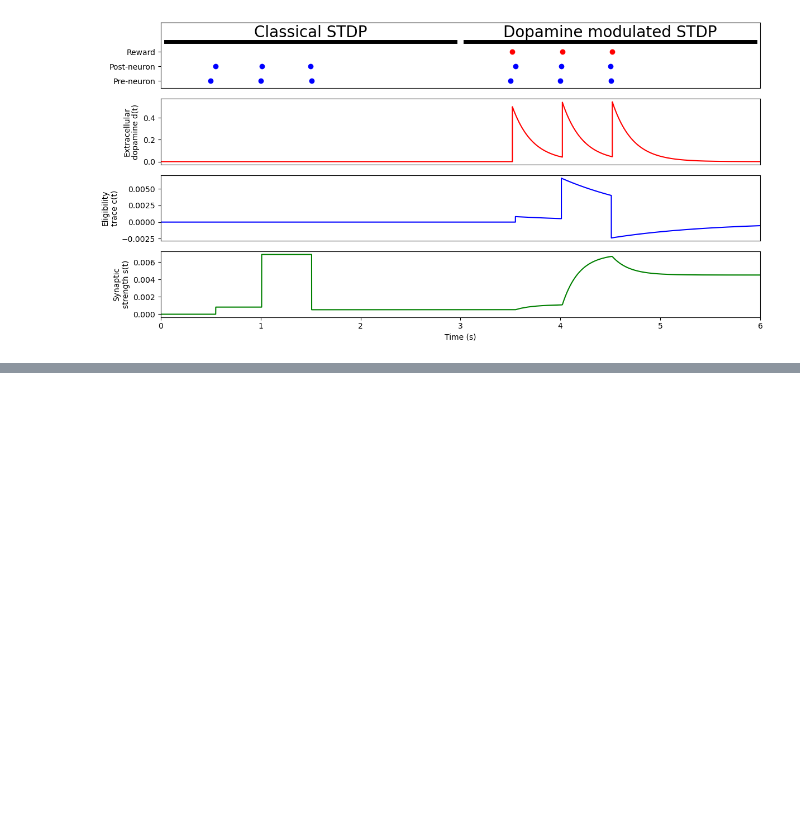
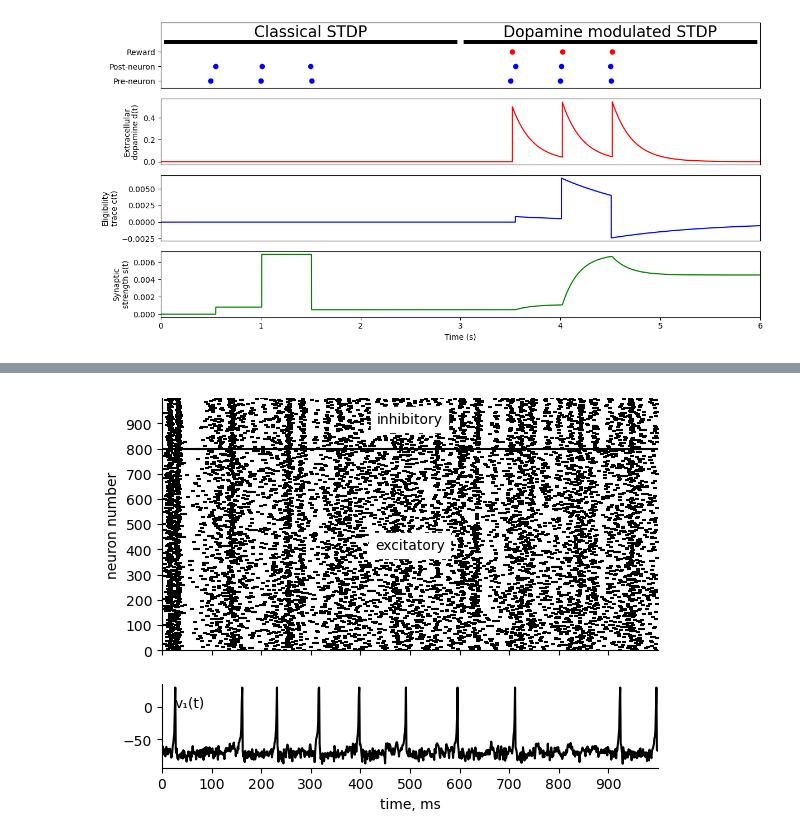
Before and after one commit to y-ng/SYDE-552, a Jupyter notebook: main.ipynb, the cells around one changed output, grey strips where cells are left out. Drawn from its saved outputs; the diff is of its cells as text; code cells hidden in the pictures; blank space fills up the shorter version.

```diff
--- a/main.ipynb
+++ b/main.ipynb
@@ -137,0 +142,89 @@ show()
+# %%
+start_scope()
+
+tfinal = 1000 * ms
+Ne = 800
+Ni = 200
+
+re = np.random.uniform(size=Ne)
+ri = np.random.uniform(size=Ni)
+weights = np.hstack(
+    [
+        0.5 * np.random.uniform(size=(Ne + Ni, Ne)),
+        -np.random.uniform(size=(Ne + Ni, Ni)),
+    ]
+).T
+
+defaultclock.dt = 1 * ms
+
+eqs = """dv/dt = (0.04*v**2 + 5*v + 140 - u + I + I_noise )/ms : 1
+         du/dt = (a*(b*v - u))/ms  : 1
+         I : 1
+         I_noise : 1
+         a : 1
+         b : 1
+         c : 1
+         d : 1
+       """
+
+N = NeuronGroup(Ne + Ni, eqs, threshold="v>=30", reset="v=c; u+=d", method="euler")
+N.v = -65
+
+N_exc = N[:Ne]
+N_inh = N[Ne:]
+
+spikemon = SpikeMonitor(N)
+statemon = StateMonitor(N, 'v', record=0, when='after_thresholds')
+N_exc.a = 0.02
+N_exc.b = 0.2
+N_exc.c = -65 + 15 * re**2
+N_exc.d = 8 - 6 * re**2
+
+N_inh.a = 0.02 + 0.08 * ri
+N_inh.b = 0.25 - 0.05 * ri
+N_inh.c = -65
+N_inh.d = 2
+
+N_exc.u = "b*v"
+N_inh.u = "b*v"
+
+S = Synapses(
+    N,
+    N,
+    "w : 1",
+    on_pre={"up": "I += w", "down": "I -= w"},
+    delay={"up": 0 * ms, "down": 1 * ms},
+)
+S.connect()
+S.w[:] = weights.flatten()
+
+N_exc.run_regularly("I_noise = 5*randn()", dt=1 * ms)
+N_inh.run_regularly("I_noise = 2*randn()", dt=1 * ms)
+
+run(tfinal)
+
+fig, (ax, ax_voltage) = plt.subplots(2, 1, sharex=True,
+                                     gridspec_kw={'height_ratios': (3, 1)})
+
+ax.scatter(spikemon.t / ms, spikemon.i[:], marker="_", color="k", s=10)
+ax.set_xlim(0, tfinal / ms)
+ax.set_ylim(0, len(N))
+ax.set_ylabel("neuron number")
+ax.set_yticks(np.arange(0, len(N), 100))
+ax.spines['right'].set_visible(False)
+ax.spines['top'].set_visible(False)
+ax.axhline(Ne, color="k")
+ax.text(500, 900, 'inhibitory', backgroundcolor='w', color='k', ha='center')
+ax.text(500, 400, 'excitatory', backgroundcolor='w', color='k', ha='center')
+
+ax_voltage.plot(statemon.t / ms, np.clip(statemon.v[0], -np.inf, 30),
+               color='k')
+ax_voltage.text(25, 0, 'v₁(t)')
+ax_voltage.set_xticks(np.arange(0, tfinal / ms, 100))
+ax_voltage.spines['right'].set_visible(False)
+ax_voltage.spines['top'].set_visible(False)
+ax_voltage.set_xlabel("time, ms")
+
+plt.show()
+# %% [output]
+[figure, added]
```
Also changed, not shown: parts of 2 cells of this notebook.
